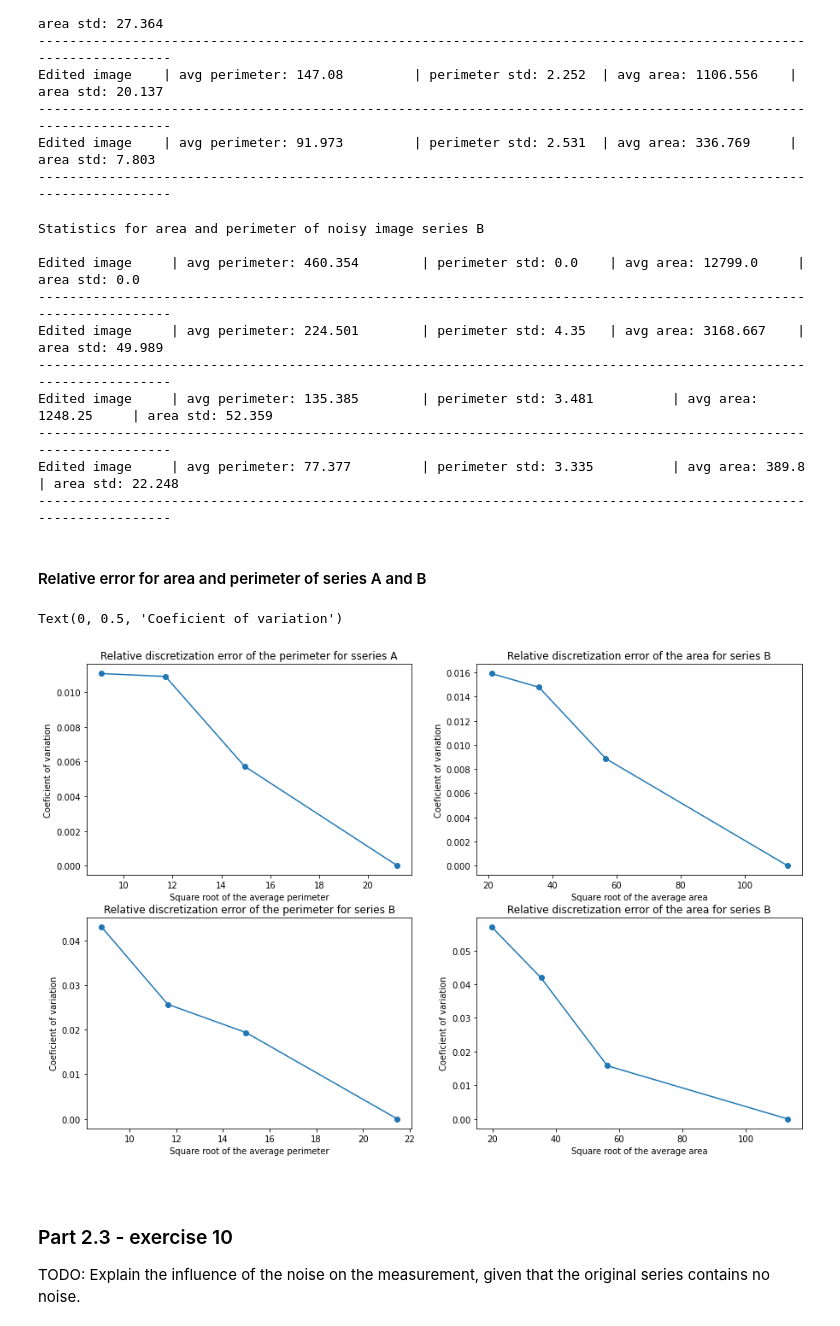
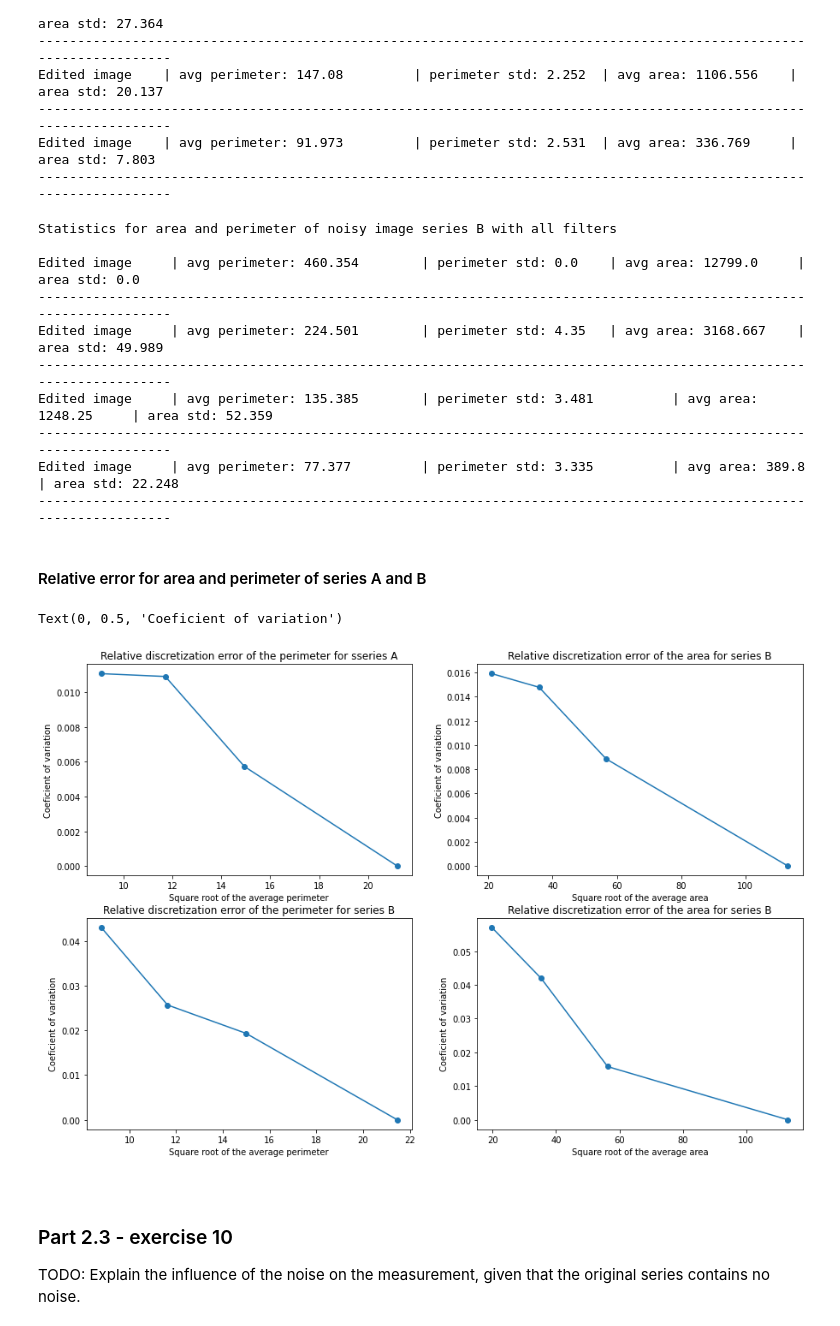
Before and after one commit to eleonoraieronimaki/image_analysis_assignment_2, a Jupyter notebook: assignment2.ipynb, the cells around one changed output. Cells and saved outputs as stored; diff of their text form; code cells hidden in the pictures.

```diff
--- a/assignment2.ipynb
+++ b/assignment2.ipynb
@@ -225,7 +242,7 @@ rect_a_stats_kuwa = np.array(rect_a_stats_kuwa)
 <h4>Applying Kuwahara filter and adding two other filters Percentile and Median to smooth the results</h4>
 # %%
 
-rect_a_stats = []
+rect_a_stats_filtered = []
 rect_a_filter = []  # keeps the dip image objects
 for rect in rect_a_data:
     # apply filters
@@ -234,9 +251,9 @@ for rect in rect_a_data:
     temp_img_a = dip.MedianFilter(temp_img_a, 5)
     # append results
     rect_a_filter.append(temp_img_a)
-    rect_a_stats.append(area_and_perimeters(temp_img_a, thresh))
+    rect_a_stats_filtered.append(area_and_perimeters(temp_img_a, thresh))
     dip.Show(temp_img_a)
-rect_a_stats = np.array(rect_a_stats)
+rect_a_stats_filtered = np.array(rect_a_stats_filtered)
 # %% [output]
 [figure]
 [figure]
@@ -268,7 +285,7 @@ rect_b_stats_kuwa = np.array(rect_b_stats_kuwa)
 # %%
 thresh = 120
 
-rect_b_stats = []
+rect_b_stats_filtered = []
 rect_b_filter = []  # keeps the dip image objects
 for rect in rect_b_data:
 
@@ -281,9 +298,9 @@ for rect in rect_b_data:
 
     # append and display results
     rect_b_filter.append(temp_img_b)
-    rect_b_stats.append(area_and_perimeters(temp_img_b, thresh))
+    rect_b_stats_filtered.append(area_and_perimeters(temp_img_b, thresh))
     dip.Show(temp_img_b)
-rect_b_stats = np.array(rect_b_stats)
+rect_b_stats_filtered = np.array(rect_b_stats_filtered)
 # %% [output]
 [figure]
 [figure]
@@ -381,14 +398,14 @@ Edited image    | avg perimeter: 147.08         | perimeter std: 2.252  | avg ar
 Edited image    | avg perimeter: 91.973         | perimeter std: 2.531  | avg area: 336.769     | area std: 7.803
 -------------------------------------------------------------------------------------------------------------------
 # %%
-print("Statistics for area and perimeter of noisy image series B")
+print("Statistics for area and perimeter of noisy image series B with all filters")
 print()
 errors = []
 for ind in range(len(rect_stats)):
-    print(f"Edited image \t | avg perimeter: {np.round(rect_b_stats[ind][0],3)} \t | perimeter std: {np.round(rect_b_stats[ind][1], 3)} \t | avg area: {np.round(rect_b_stats[ind][2],3)} \t | area std: {np.round(rect_b_stats[ind][3], 3)}")
+    print(f"Edited image \t | avg perimeter: {np.round(rect_b_stats_filtered[ind][0],3)} \t | perimeter std: {np.round(rect_b_stats_filtered[ind][1], 3)} \t | avg area: {np.round(rect_b_stats_filtered[ind][2],3)} \t | area std: {np.round(rect_b_stats_filtered[ind][3], 3)}")
     print("-------------------------------------------------------------------------------------------------------------------")
 # %% [output]
-Statistics for area and perimeter of noisy image series B
+Statistics for area and perimeter of noisy image series B with all filters
 
 Edited image     | avg perimeter: 460.354        | perimeter std: 0.0    | avg area: 12799.0     | area std: 0.0
 -------------------------------------------------------------------------------------------------------------------
@@ -403,41 +420,41 @@ Edited image     | avg perimeter: 77.377         | perimeter std: 3.335
 # %%
 fig, ax = plt.subplots(2,2, figsize=(15,10))
 
 # Plotting discretization error for perimeter series A
-var_coef_a_perim = np.divide(rect_a_stats[:,1], rect_a_stats[:,0])
-ax[0,0].scatter(x=np.sqrt(rect_a_stats[:,0]), y=var_coef_a_perim)
-ax[0,0].plot(np.sqrt(rect_a_stats[:,0]),var_coef_a_perim)
+var_coef_a_perim = np.divide(rect_a_stats_filtered[:,1], rect_a_stats_filtered[:,0])
+ax[0,0].scatter(x=np.sqrt(rect_a_stats_filtered[:,0]), y=var_coef_a_perim)
+ax[0,0].plot(np.sqrt(rect_a_stats_filtered[:,0]),var_coef_a_perim)
 ax[0,0].set_title("Relative discretization error of the perimeter for sseries A")
 ax[0,0].set_xlabel("Square root of the average perimeter")
 ax[0,0].set_ylabel("Coeficient of variation")
 
 # Plotting discretization error for area, series A
-var_coef_a_area = np.divide(rect_a_stats[:,3], rect_a_stats[:,2])
-ax[0,1].scatter(x=np.sqrt(rect_a_stats[:,2]), y=var_coef_a_area)
-ax[0,1].plot(np.sqrt(rect_a_stats[:,2]),var_coef_a_area)
+var_coef_a_area = np.divide(rect_a_stats_filtered[:,3], rect_a_stats_filtered[:,2])
+ax[0,1].scatter(x=np.sqrt(rect_a_stats_filtered[:,2]), y=var_coef_a_area)
+ax[0,1].plot(np.sqrt(rect_a_stats_filtered[:,2]),var_coef_a_area)
 ax[0,1].set_title("Relative discretization error of the area for series B")
 ax[0,1].set_xlabel("Square root of the average area")
 ax[0,1].set_ylabel("Coeficient of variation")
 
 
 # Plotting discretization error for perimeter, series B
-var_coef_b_perim = np.divide(rect_b_stats[:,1], rect_b_stats[:,0])
-ax[1,0].scatter(x=np.sqrt(rect_b_stats[:,0]), y=var_coef_b_perim)
-ax[1,0].plot(np.sqrt(rect_b_stats[:,0]),var_coef_b_perim)
+var_coef_b_perim = np.divide(rect_b_stats_filtered[:,1], rect_b_stats_filtered[:,0])
+ax[1,0].scatter(x=np.sqrt(rect_b_stats_filtered[:,0]), y=var_coef_b_perim)
+ax[1,0].plot(np.sqrt(rect_b_stats_filtered[:,0]),var_coef_b_perim)
 ax[1,0].set_title("Relative discretization error of the perimeter for series B")
 ax[1,0].set_xlabel("Square root of the average perimeter")
 ax[1,0].set_ylabel("Coeficient of variation")
 
 # Plotting discretization error for area, series B
-var_coef_b_area = np.divide(rect_b_stats[:,3], rect_b_stats[:,2])
-ax[1,1].scatter(x=np.sqrt(rect_b_stats[:,2]), y=var_coef_b_area)
-ax[1,1].plot(np.sqrt(rect_b_stats[:,2]),var_coef_b_area)
+var_coef_b_area = np.divide(rect_b_stats_filtered[:,3], rect_b_stats_filtered[:,2])
+ax[1,1].scatter(x=np.sqrt(rect_b_stats_filtered[:,2]), y=var_coef_b_area)
+ax[1,1].plot(np.sqrt(rect_b_stats_filtered[:,2]),var_coef_b_area)
 ax[1,1].set_title("Relative discretization error of the area for series B")
 ax[1,1].set_xlabel("Square root of the average area")
 ax[1,1].set_ylabel("Coeficient of variation")
 # %% [output]
 Text(0, 0.5, 'Coeficient of variation')
-[figure, old version]
+[figure, new version]
 # %% [markdown]
 <br/>
 <h3>Part 2.3 - exercise 10</h3>
```
Also changed, not shown: parts of 15 cells of this notebook.
